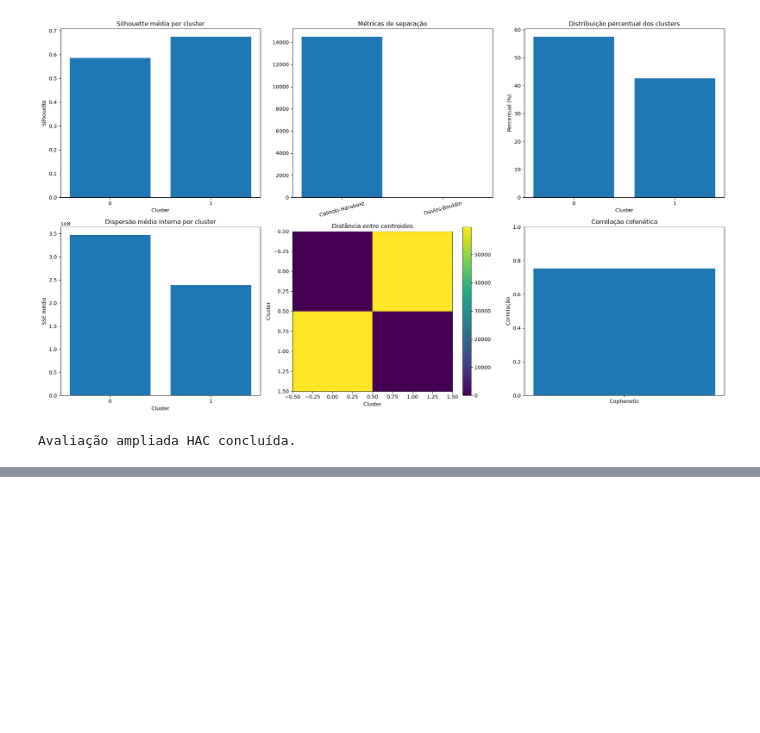
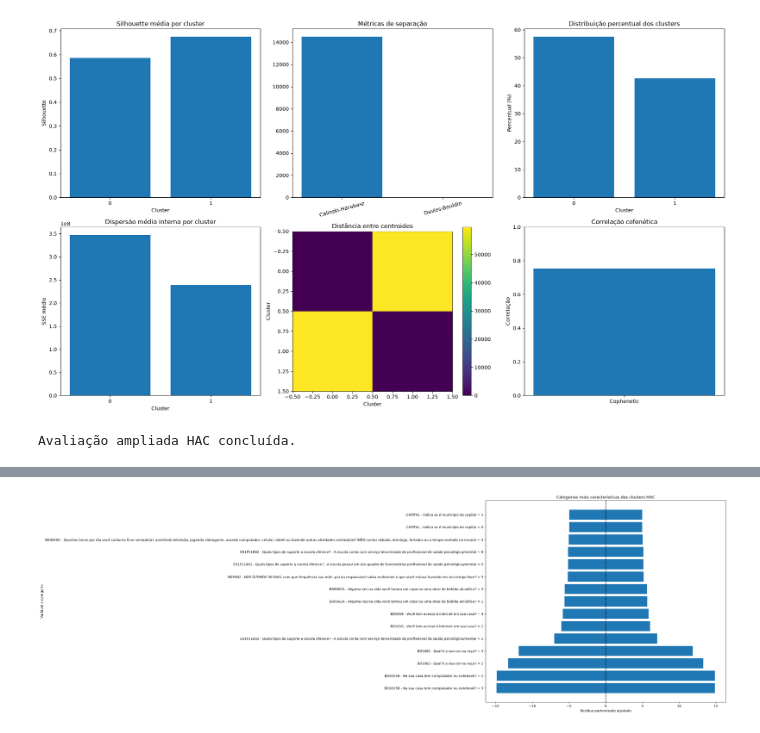
Before and after one commit to jacomassi04/Suicidio_adolescentes_Brasil, a Jupyter notebook: 05_K-Means_HAC_GMM_DBScan_pos_MCA (Nao supervisionados)/03_HAC_pos_MCA.ipynb, the cells around one changed output, grey strips where cells are left out. Drawn from its saved outputs; the diff is of its cells as text; code cells hidden in the pictures; blank space fills up the shorter version.

```diff
--- a/05_K-Means_HAC_GMM_DBScan_pos_MCA (Nao supervisionados)/03_HAC_pos_MCA.ipynb
+++ b/05_K-Means_HAC_GMM_DBScan_pos_MCA (Nao supervisionados)/03_HAC_pos_MCA.ipynb
@@ -786,0 +1506,45 @@ Avaliação ampliada HAC concluída.
+# %%
+# ============================================================
+# 15. GRÁFICO DAS CATEGORIAS MAIS CARACTERÍSTICAS
+# ============================================================
+
+top_residuos = df_residuos[
+    df_residuos["P_Valor_Ajustado"] < 0.05
+].copy()
+
+top_residuos = top_residuos.head(30)
+
+top_residuos["Descricao"] = (
+    top_residuos["Variavel"].astype(str)
+    + " = "
+    + top_residuos["Categoria"].astype(str)
+)
+
+top_residuos = top_residuos.sort_values(
+    "Residuo_Ajustado"
+)
+
+plt.figure(figsize=(13, 11))
+
+plt.barh(
+    top_residuos["Descricao"],
+    top_residuos["Residuo_Ajustado"]
+)
+
+plt.axvline(
+    0,
+    color="black",
+    linestyle="--"
+)
+
+plt.title(
+    "Categorias mais características dos clusters HAC"
+)
+
+plt.xlabel("Resíduo padronizado ajustado")
+plt.ylabel("Variável e categoria")
+
+plt.tight_layout()
+plt.show()
+# %% [output]
+[figure, added]
```
Also changed, not shown: parts of 5 cells of this notebook, 3 other files.
